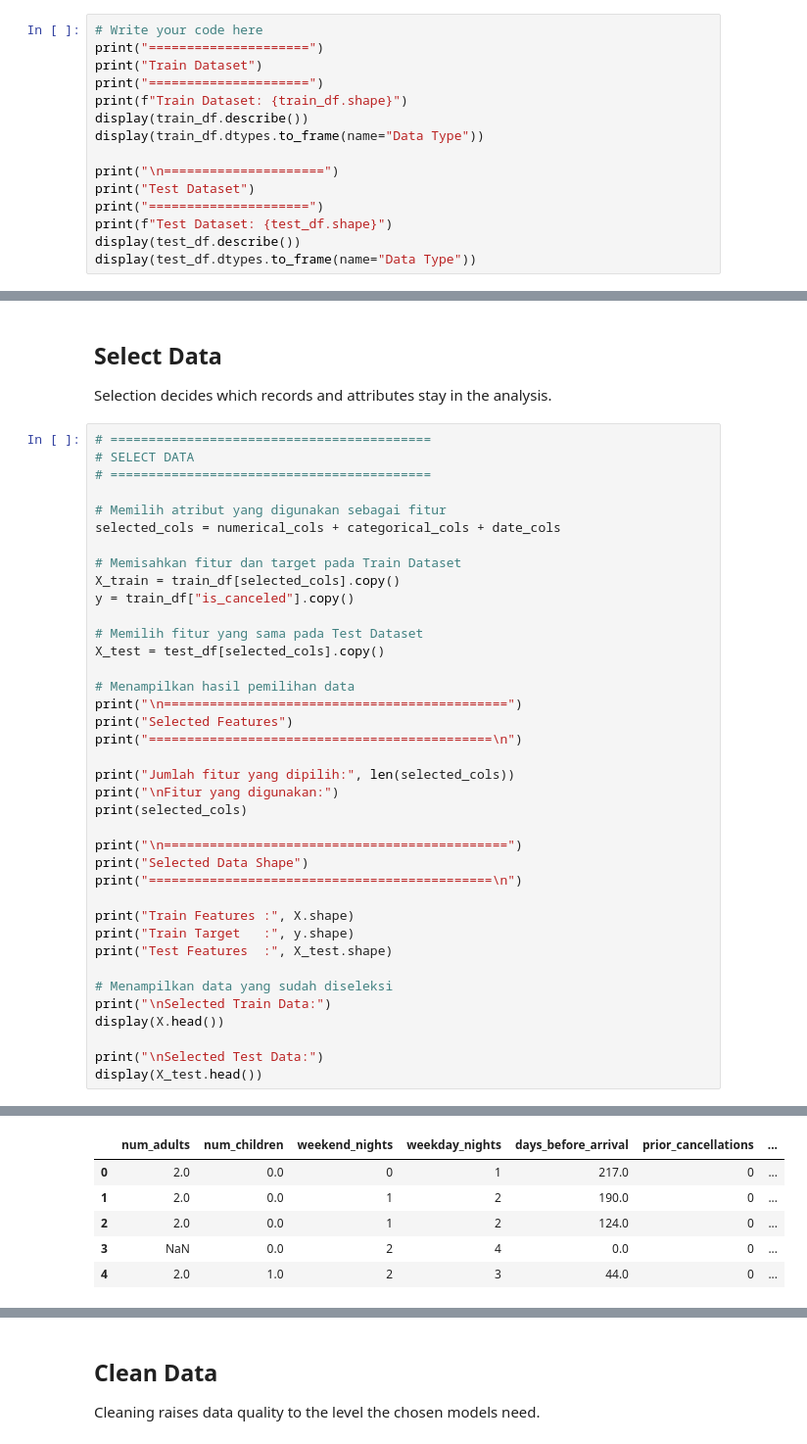
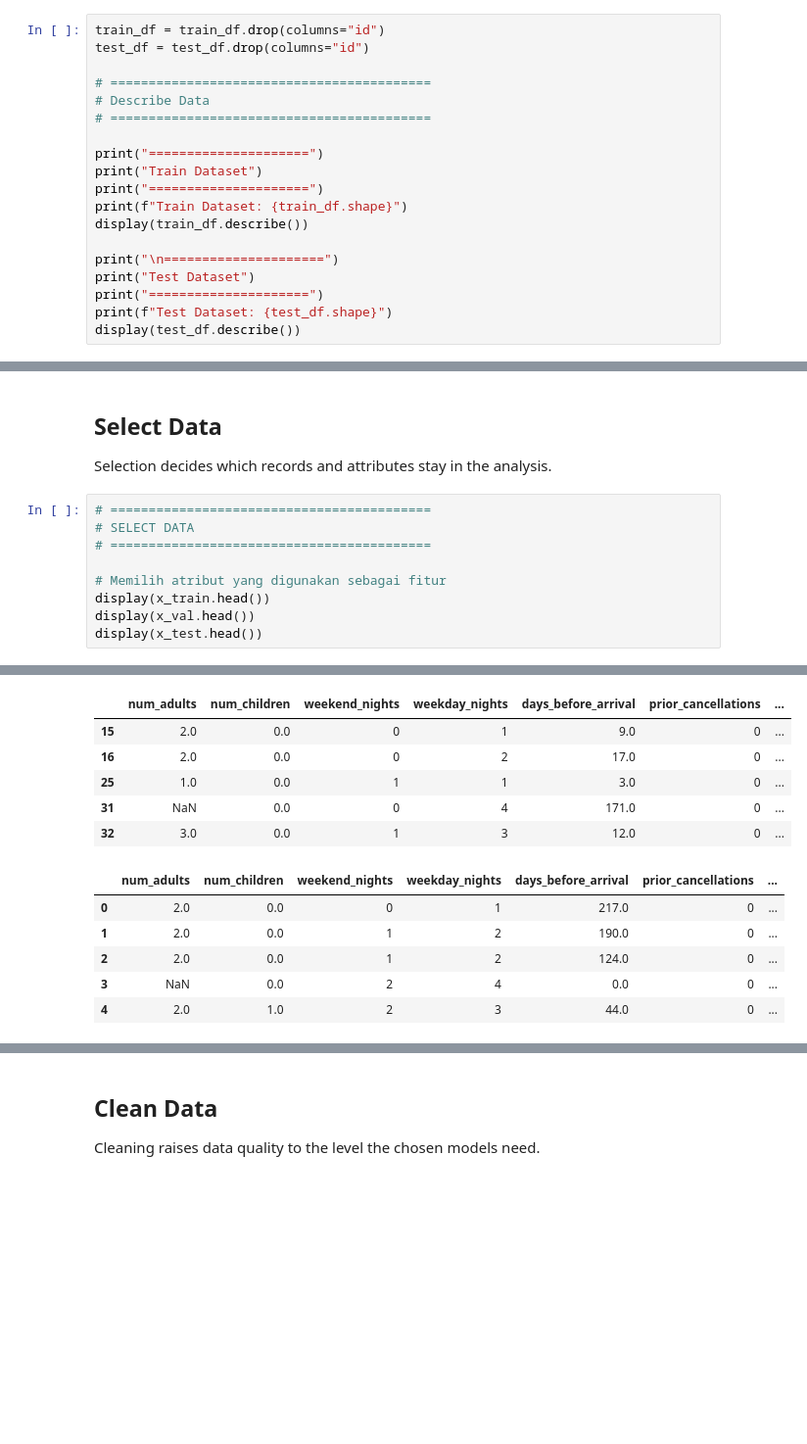
Before and after one commit to rhenprojects/IF3170_G12_YuzukiAkatsukiMilikKita, a Jupyter notebook: src/Notebook_IF3170_G12_YuzukiAkatsukiMilikKita.ipynb, the cells around one changed output, grey strips where cells are left out. Shown at 98% size. Drawn from its saved outputs; the diff is of its cells as text; blank space fills up the shorter version.

```diff
--- a/src/Notebook_IF3170_G12_YuzukiAkatsukiMilikKita.ipynb
+++ b/src/Notebook_IF3170_G12_YuzukiAkatsukiMilikKita.ipynb
@@ -132,20 +158,24 @@ Data understanding builds the knowledge that later preparation decisions rest on
 
 This part covers the size, the attribute types, and the meaning of each column.
 # %%
-# Write your code here
+train_df = train_df.drop(columns="id")
+test_df = test_df.drop(columns="id")
+
+# ==========================================
+# Describe Data
+# ==========================================
+
 print("=====================")
 print("Train Dataset")
 print("=====================")
 print(f"Train Dataset: {train_df.shape}")
 display(train_df.describe())
-display(train_df.dtypes.to_frame(name="Data Type"))
 
 print("\n=====================")
 print("Test Dataset")
 print("=====================")
 print(f"Test Dataset: {test_df.shape}")
 display(test_df.describe())
-display(test_df.dtypes.to_frame(name="Data Type"))
 # %% [output]
 =====================
 Train Dataset
@@ -787,36 +663,7 @@ Selection decides which records and attributes stay in the analysis.
 # ==========================================
 
 # Memilih atribut yang digunakan sebagai fitur
-selected_cols = numerical_cols + categorical_cols + date_cols
-
-# Memisahkan fitur dan target pada Train Dataset
-X_train = train_df[selected_cols].copy()
-y = train_df["is_canceled"].copy()
-
-# Memilih fitur yang sama pada Test Dataset
-X_test = test_df[selected_cols].copy()
-
-# Menampilkan hasil pemilihan data
-print("\n=============================================")
-print("Selected Features")
-print("=============================================\n")
-
-print("Jumlah fitur yang dipilih:", len(selected_cols))
-print("\nFitur yang digunakan:")
-print(selected_cols)
-
-print("\n=============================================")
-print("Selected Data Shape")
-print("=============================================\n")
-
-print("Train Features :", X.shape)
-print("Train Target   :", y.shape)
-print("Test Features  :", X_test.shape)
-
-# Menampilkan data yang sudah diseleksi
-print("\nSelected Train Data:")
-display(X.head())
-
-print("\nSelected Test Data:")
-display(X_test.head())
+display(x_train.head())
+display(x_val.head())
+display(x_test.head())
 # %% [output]
@@ -848,6 +676,12 @@ Selected Test Data:
 |  | num_adults | num_children | weekend_nights | weekday_nights | days_before_arrival | prior_cancellations | ... |
-| 0 | 2.0 | 0.0 | 0 | 1 | 217.0 | 0 | ... |
-| 1 | 2.0 | 0.0 | 1 | 2 | 190.0 | 0 | ... |
-| 2 | 2.0 | 0.0 | 1 | 2 | 124.0 | 0 | ... |
-| 3 | NaN | 0.0 | 2 | 4 | 0.0 | 0 | ... |
-| 4 | 2.0 | 1.0 | 2 | 3 | 44.0 | 0 | ... |
+| 15 | 2.0 | 0.0 | 0 | 1 | 9.0 | 0 | ... |
+| 16 | 2.0 | 0.0 | 0 | 2 | 17.0 | 0 | ... |
+| 25 | 1.0 | 0.0 | 1 | 1 | 3.0 | 0 | ... |
+| 31 | NaN | 0.0 | 0 | 4 | 171.0 | 0 | ... |
+| 32 | 3.0 | 0.0 | 1 | 3 | 12.0 | 0 | ... |
+|  | num_adults | num_children | weekend_nights | weekday_nights | days_before_arrival | prior_cancellations | ... |
+| 0 | 2.0 | 0.0 | 0 | 1 | 217.0 | 0 | ... |
+| 1 | 2.0 | 0.0 | 1 | 2 | 190.0 | 0 | ... |
+| 2 | 2.0 | 0.0 | 1 | 2 | 124.0 | 0 | ... |
+| 3 | NaN | 0.0 | 2 | 4 | 0.0 | 0 | ... |
+| 4 | 2.0 | 1.0 | 2 | 3 | 44.0 | 0 | ... |
```
Also changed, not shown: parts of 41 cells of this notebook.
